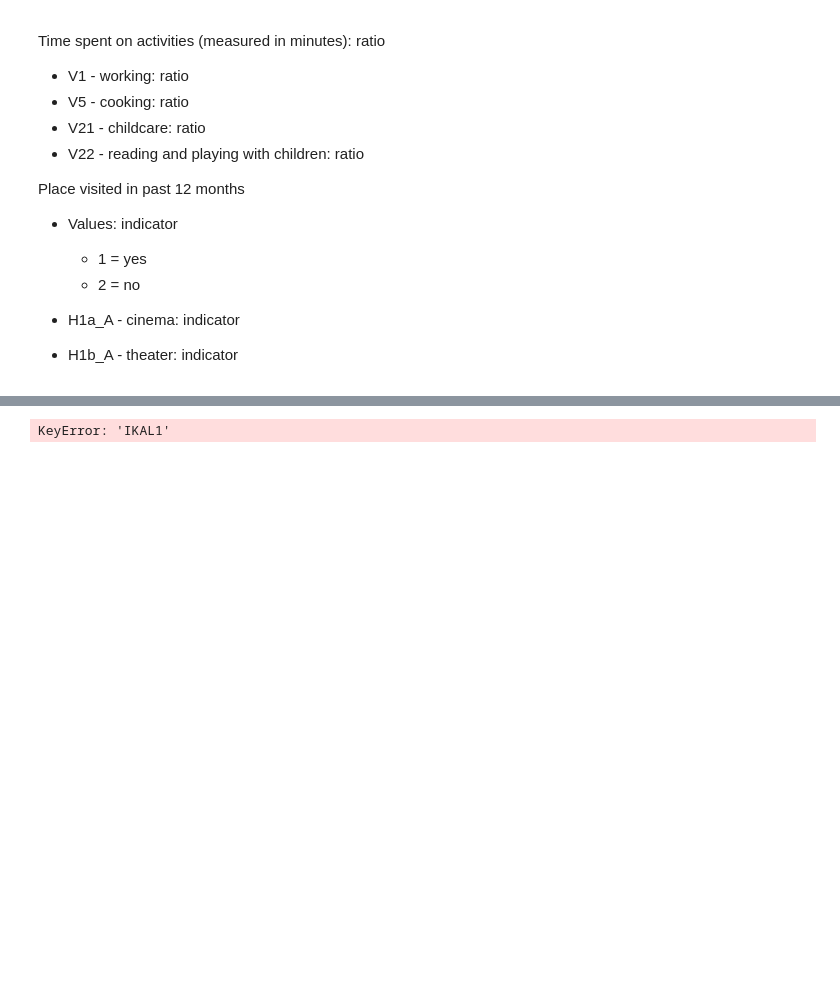
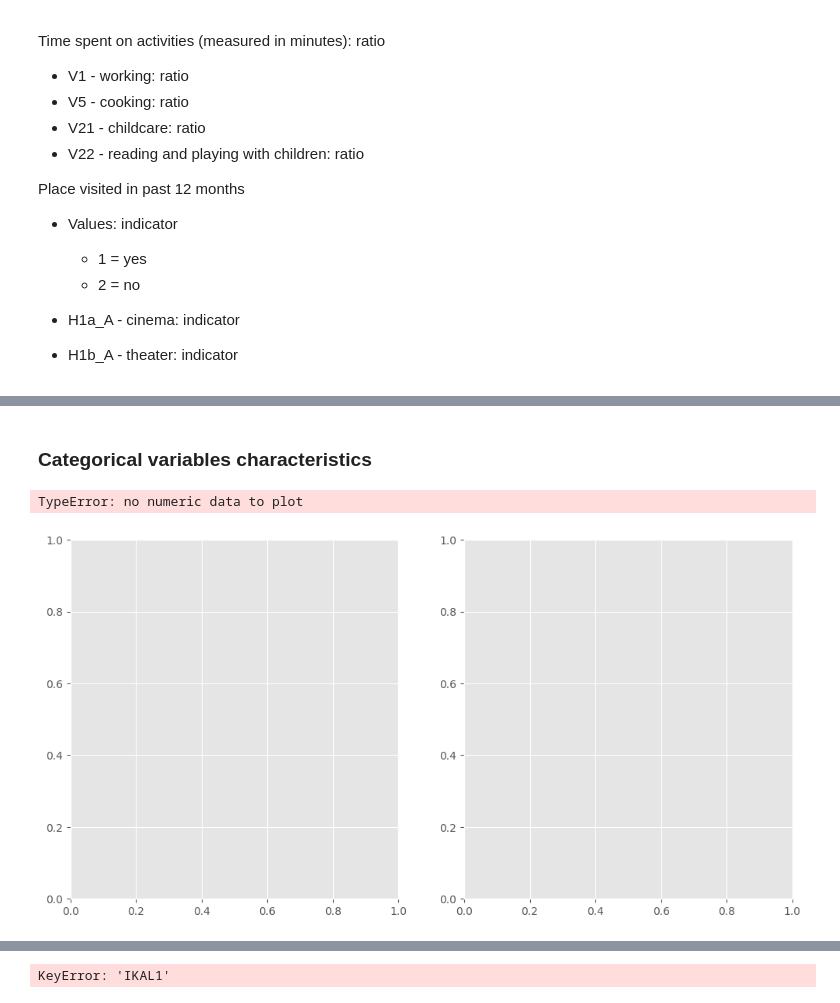
Before and after one commit to arttusamuel/statisical_data_analysis, a Jupyter notebook: stat-data-project/data-cleaning.ipynb, the cells around one changed output, grey strips where cells are left out. Saved outputs shown, nothing was run; the diff lists cells and outputs as text; code cells hidden in the pictures; blank space fills up the shorter version.

```diff
--- a/stat-data-project/data-cleaning.ipynb
+++ b/stat-data-project/data-cleaning.ipynb
@@ -142,3 +382,19 @@ dtype: object
+# %% [markdown]
+### Categorical variables characteristics
+# %%
+fig, axes = plt.subplots(nrows=1, ncols=2, figsize=(12, 6))
+
+df['Age_Group'].plot(kind='hist', bins=20, ax=axes[0], title='Histogram of IKAL1')
+
+# Density plot
+
+df['Age_Group'].dropna().sort_values().plot(kind='density', ax=axes[1], title='Density Plot of ')
+
+# plt.tight_layout()
+# plt.show()
+# %% [output]
+TypeError: no numeric data to plot
+[figure, added]
 # %%
 # df = df.apply(pd.to_numeric, errors='coerce')
 # print(df.sum(axis=0).sort_values(ascending=False), end="\n\n")
```
Also changed, not shown: parts of 43 cells of this notebook.
